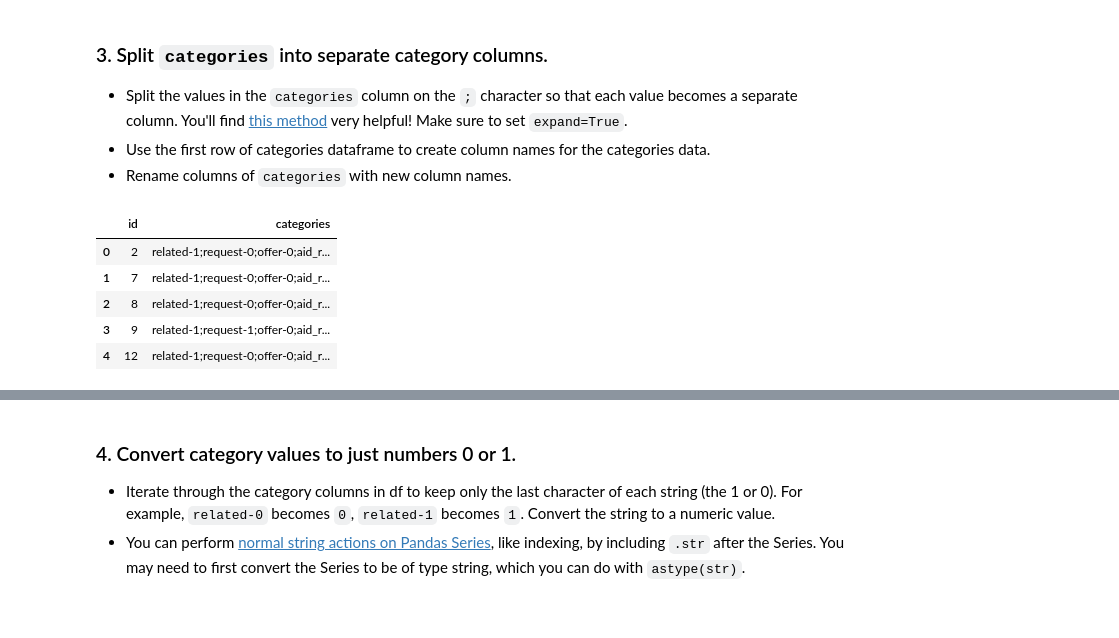
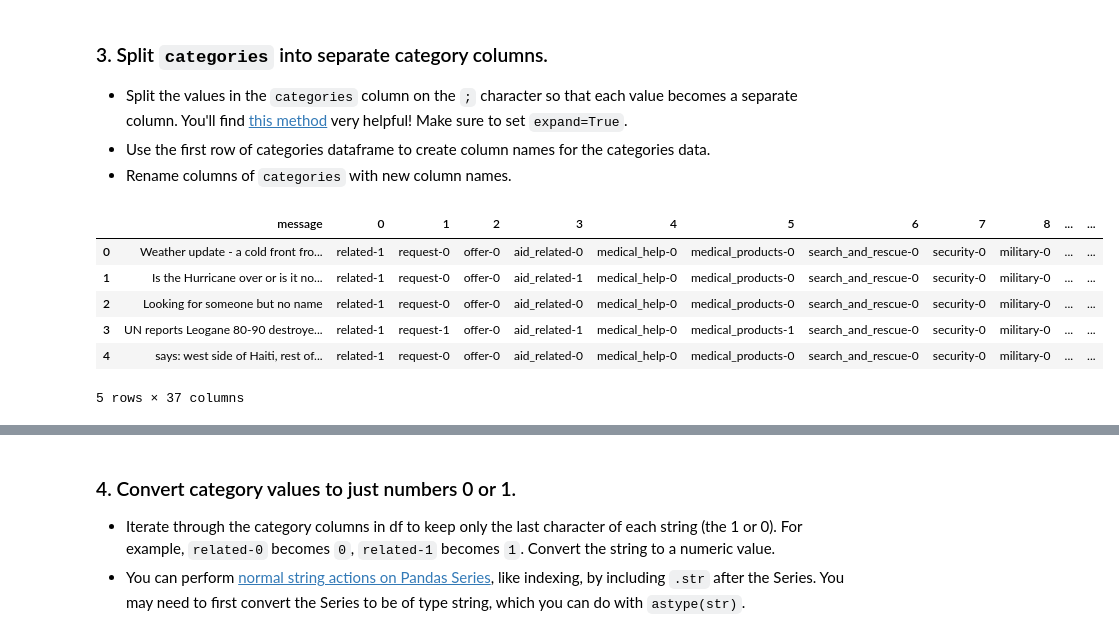
Before and after one commit to CristianCapsuna/Disaster_response_project, a Jupyter notebook: ETL Pipeline Preparation.ipynb, the cells around one changed output, grey strips where cells are left out. Drawn from its saved outputs; the diff is of its cells as text; code cells hidden in the pictures.

```diff
--- a/ETL Pipeline Preparation.ipynb
+++ b/ETL Pipeline Preparation.ipynb
@@ -103,12 +103,15 @@ df.head()
 - Split the values in the `categories` column on the `;` character so that each value becomes a separate column. You'll find [this method](https://pandas.pydata.org/pandas-docs/version/0.23/generated/pandas.Series.str.split.html) very helpful! Make sure to set `expand=True`.
 - Use the first row of categories dataframe to create column names for the categories data.
 - Rename columns of `categories` with new column names.
+# %%
+df = pd.concat([df[['message']] ,df['categories'].str.split(';', expand = True)], axis = 1)
 # %%
-categories.head()
+df.head()
 # %% [output]
-|  | id | categories |
-| 0 | 2 | related-1;request-0;offer-0;aid_r... |
-| 1 | 7 | related-1;request-0;offer-0;aid_r... |
-| 2 | 8 | related-1;request-0;offer-0;aid_r... |
-| 3 | 9 | related-1;request-1;offer-0;aid_r... |
-| 4 | 12 | related-1;request-0;offer-0;aid_r... |
+|  | message | 0 | 1 | 2 | 3 | 4 | 5 | 6 | 7 | 8 | ... | ... |
+| 0 | Weather update - a cold front fro... | related-1 | request-0 | offer-0 | aid_related-0 | medical_help-0 | medical_products-0 | search_and_rescue-0 | security-0 | military-0 | ... | ... |
+| 1 | Is the Hurricane over or is it no... | related-1 | request-0 | offer-0 | aid_related-1 | medical_help-0 | medical_products-0 | search_and_rescue-0 | security-0 | military-0 | ... | ... |
+| 2 | Looking for someone but no name | related-1 | request-0 | offer-0 | aid_related-0 | medical_help-0 | medical_products-0 | search_and_rescue-0 | security-0 | military-0 | ... | ... |
+| 3 | UN reports Leogane 80-90 destroye... | related-1 | request-1 | offer-0 | aid_related-1 | medical_help-0 | medical_products-1 | search_and_rescue-0 | security-0 | military-0 | ... | ... |
+| 4 | says: west side of Haiti, rest of... | related-1 | request-0 | offer-0 | aid_related-0 | medical_help-0 | medical_products-0 | search_and_rescue-0 | security-0 | military-0 | ... | ... |
+5 rows × 37 columns
```
Also changed, not shown: parts of 11 cells of this notebook, 5 other files.
